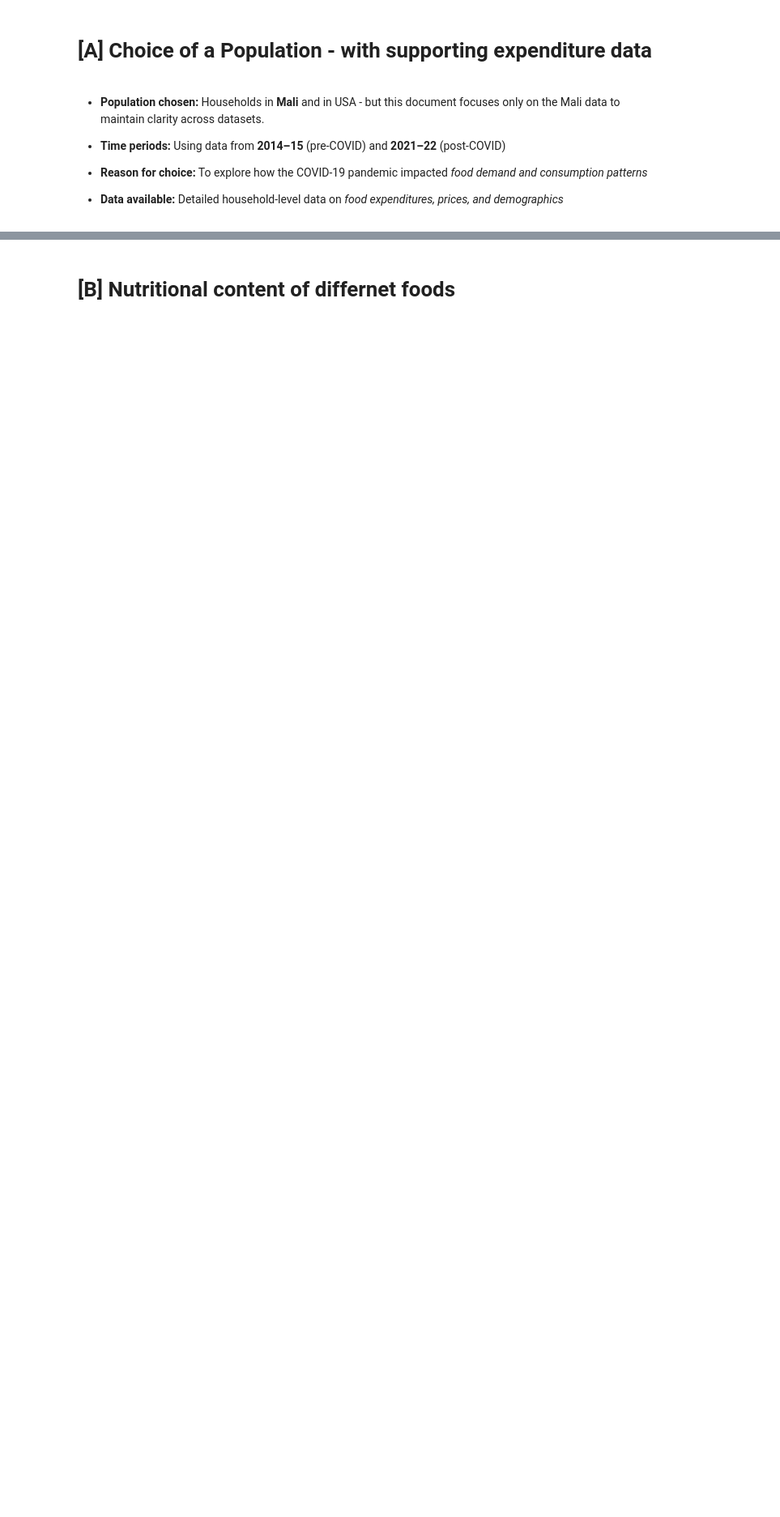
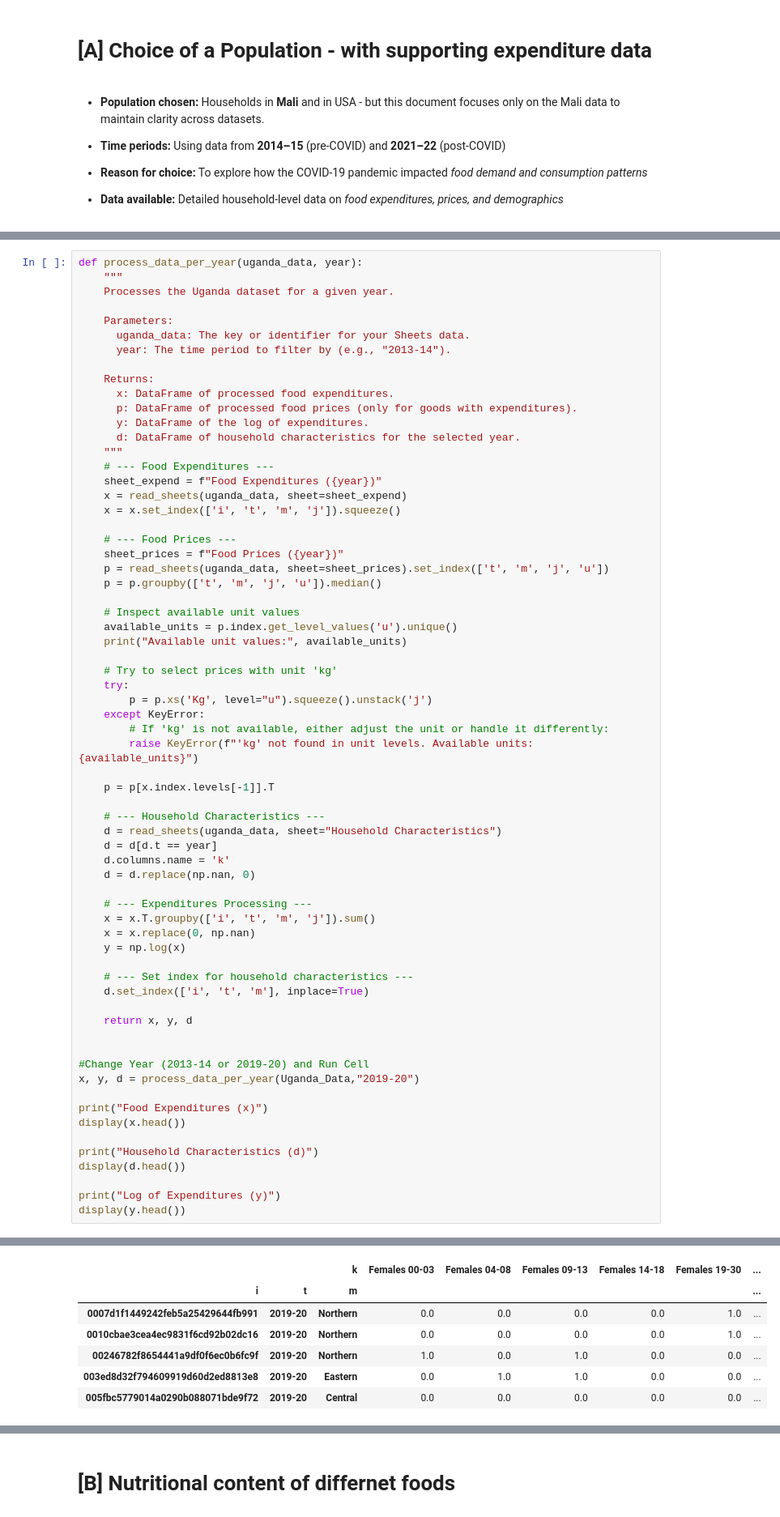
Before and after one commit to JackPollard4/Project-3-, a Jupyter notebook: Jack Mali Document.ipynb, the cells around one changed output, grey strips where cells are left out. Shown at 81% size. Cells and saved outputs as stored; diff of their text form; blank space fills up the shorter version.

Commit message:
Uganda update

```diff
--- a/Jack Mali Document.ipynb
+++ b/Jack Mali Document.ipynb
@@ -239,0 +55,67 @@ Name: expenditure, dtype: float64
+# %%
+def process_data_per_year(uganda_data, year):
+    """
+    Processes the Uganda dataset for a given year.
+
+    Parameters:
+      uganda_data: The key or identifier for your Sheets data.
+      year: The time period to filter by (e.g., "2013-14").
+
+    Returns:
+      x: DataFrame of processed food expenditures.
+      p: DataFrame of processed food prices (only for goods with expenditures).
+      y: DataFrame of the log of expenditures.
+      d: DataFrame of household characteristics for the selected year.
+    """
+    # --- Food Expenditures ---
+    sheet_expend = f"Food Expenditures ({year})"
+    x = read_sheets(uganda_data, sheet=sheet_expend)
+    x = x.set_index(['i', 't', 'm', 'j']).squeeze()
+
+    # --- Food Prices ---
+    sheet_prices = f"Food Prices ({year})"
+    p = read_sheets(uganda_data, sheet=sheet_prices).set_index(['t', 'm', 'j', 'u'])
+    p = p.groupby(['t', 'm', 'j', 'u']).median()
+
+    # Inspect available unit values
+    available_units = p.index.get_level_values('u').unique()
+    print("Available unit values:", available_units)
+
+    # Try to select prices with unit 'kg'
+    try:
+        p = p.xs('Kg', level="u").squeeze().unstack('j')
+    except KeyError:
+        # If 'kg' is not available, either adjust the unit or handle it differently:
+        raise KeyError(f"'kg' not found in unit levels. Available units: {available_units}")
+
+    p = p[x.index.levels[-1]].T
+
+    # --- Household Characteristics ---
+    d = read_sheets(uganda_data, sheet="Household Characteristics")
+    d = d[d.t == year]
+    d.columns.name = 'k'
+    d = d.replace(np.nan, 0)
+
+    # --- Expenditures Processing ---
+    x = x.T.groupby(['i', 't', 'm', 'j']).sum()
+    x = x.replace(0, np.nan)
+    y = np.log(x)
+
+    # --- Set index for household characteristics ---
+    d.set_index(['i', 't', 'm'], inplace=True)
+
+    return x, y, d
+
+
+#Change Year (2013-14 or 2019-20) and Run Cell
+x, y, d = process_data_per_year(Uganda_Data,"2019-20")
+
+print("Food Expenditures (x)")
+display(x.head())
+
+print("Household Characteristics (d)")
+display(d.head())
+
+print("Log of Expenditures (y)")
+display(y.head())
+# %% [output]
@@ -239,0 +132,7 @@ Name: expenditure, dtype: float64
+|  |  | k | Females 00-03 | Females 04-08 | Females 09-13 | Females 14-18 | Females 19-30 | ... |
+| i | t | m |  |  |  |  |  | ... |
+| 0007d1f1449242feb5a25429644fb991 | 2019-20 | Northern | 0.0 | 0.0 | 0.0 | 0.0 | 1.0 | ... |
+| 0010cbae3cea4ec9831f6cd92b02dc16 | 2019-20 | Northern | 0.0 | 0.0 | 0.0 | 0.0 | 1.0 | ... |
+| 00246782f8654441a9df0f6ec0b6fc9f | 2019-20 | Northern | 1.0 | 0.0 | 1.0 | 0.0 | 0.0 | ... |
+| 003ed8d32f794609919d60d2ed8813e8 | 2019-20 | Eastern | 0.0 | 1.0 | 1.0 | 0.0 | 0.0 | ... |
+| 005fbc5779014a0290b088071bde9f72 | 2019-20 | Central | 0.0 | 0.0 | 0.0 | 0.0 | 0.0 | ... |
```
Also changed, not shown: parts of 12 cells of this notebook.
